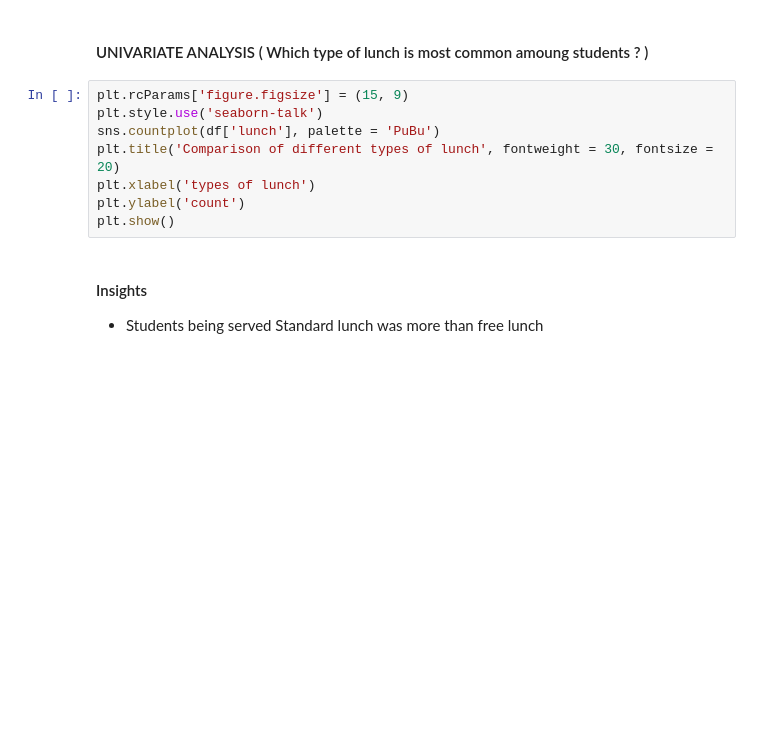
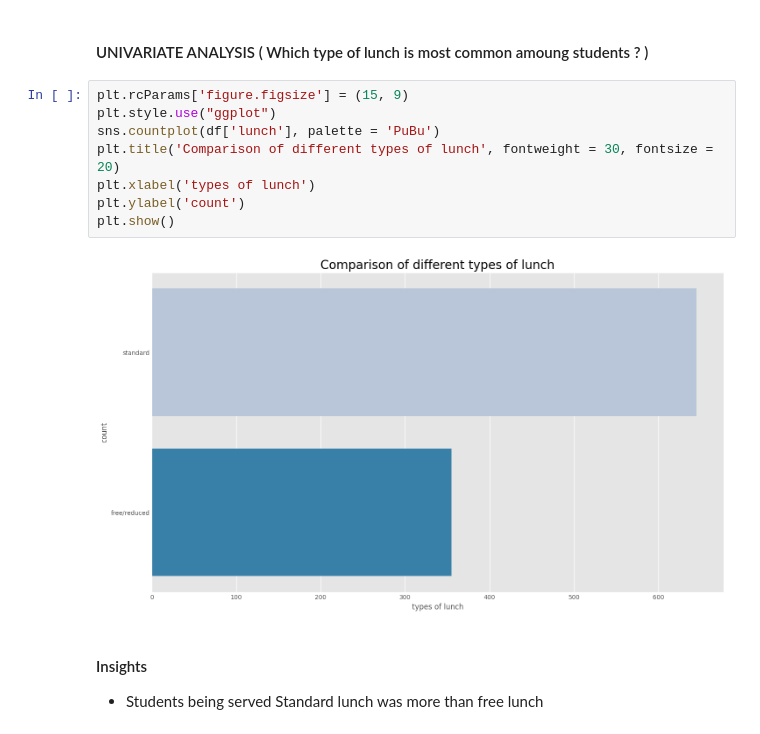
Before and after one commit to ndiaye429/mlproject, a Jupyter notebook: notebook/1 . EDA STUDENT PERFORMANCE .ipynb, the cells around one changed output. Cells and saved outputs as stored; diff of their text form; blank space fills up the shorter version.

```diff
--- a/notebook/1 . EDA STUDENT PERFORMANCE .ipynb
+++ b/notebook/1 . EDA STUDENT PERFORMANCE .ipynb
@@ -558,12 +564,14 @@ plt.show()
 #### UNIVARIATE ANALYSIS ( Which type of lunch is most common amoung students ? )
 # %%
 plt.rcParams['figure.figsize'] = (15, 9)
-plt.style.use('seaborn-talk')
+plt.style.use("ggplot")
 sns.countplot(df['lunch'], palette = 'PuBu')
 plt.title('Comparison of different types of lunch', fontweight = 30, fontsize = 20)
 plt.xlabel('types of lunch')
 plt.ylabel('count')
 plt.show()
+# %% [output]
+[figure, added]
 # %% [markdown]
 #### Insights
 - Students being served Standard lunch was more than free lunch
```
Also changed, not shown: parts of 7 cells of this notebook, 2 other files.
